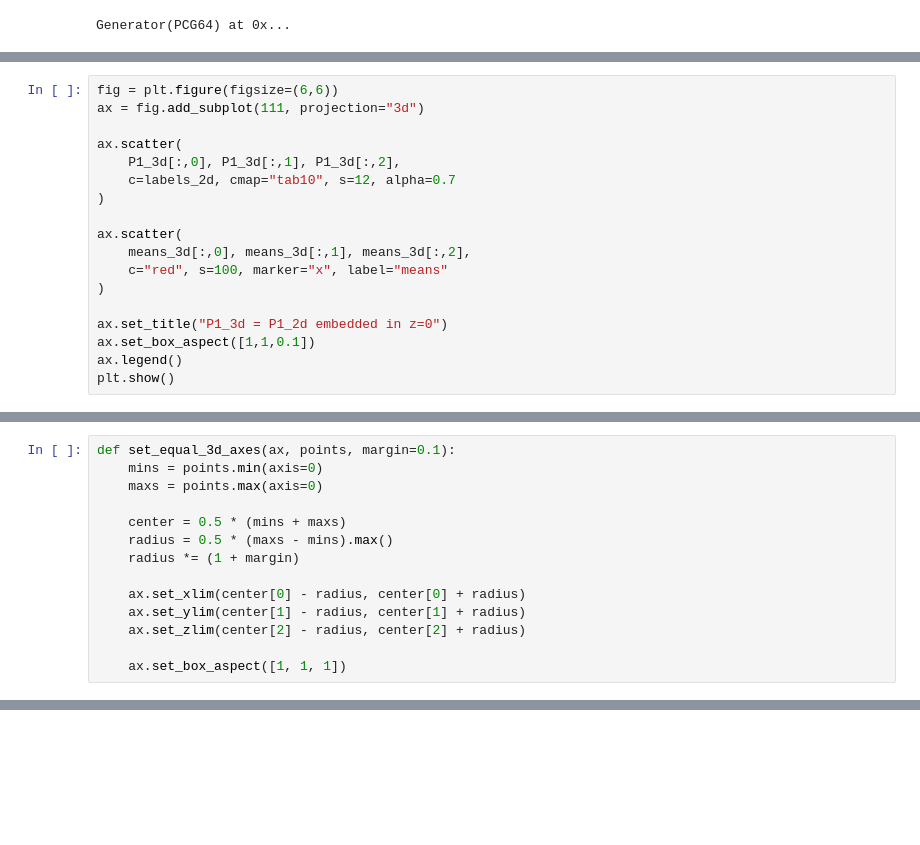
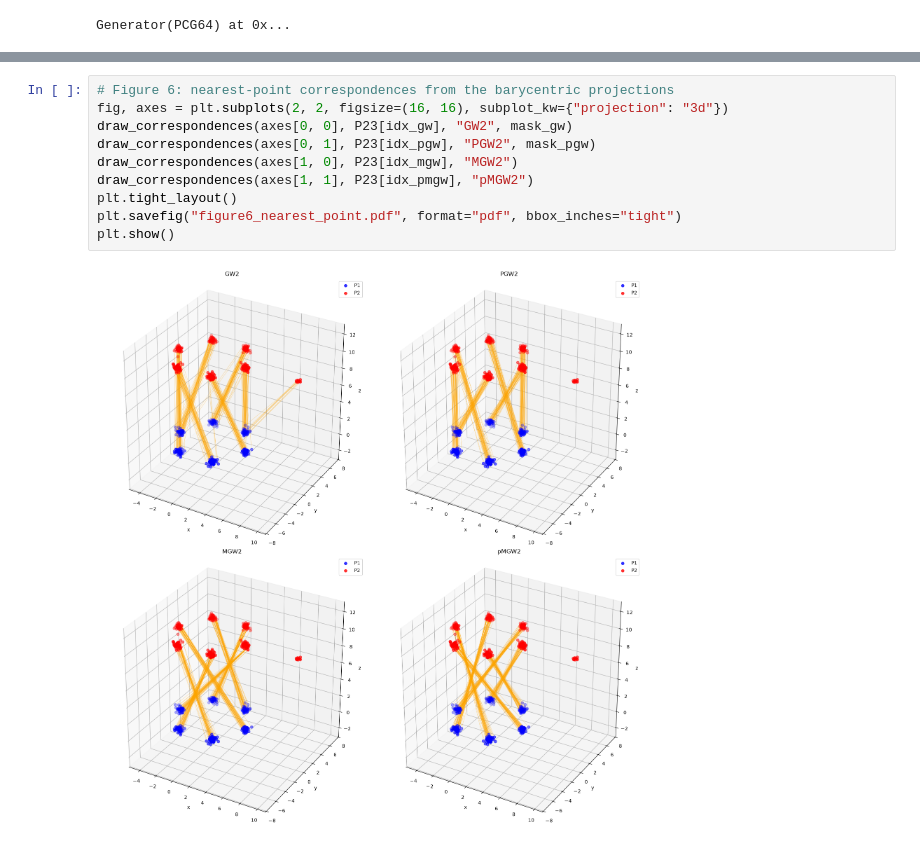
Before and after one commit to yachimura-lab/EPGOT-PMGW, a Jupyter notebook: docs/notebook/PMGW_corrected.ipynb, the cells around one changed output, grey strips where cells are left out. Cells and saved outputs as stored; diff of their text form; blank space fills up the shorter version.

```diff
--- a/docs/notebook/PMGW_corrected.ipynb
+++ b/docs/notebook/PMGW_corrected.ipynb
@@ -156,18 +29,0 @@ means_3d = np.hstack([
-# %%
-fig = plt.figure(figsize=(6,6))
-ax = fig.add_subplot(111, projection="3d")
-
-ax.scatter(
-    P1_3d[:,0], P1_3d[:,1], P1_3d[:,2],
-    c=labels_2d, cmap="tab10", s=12, alpha=0.7
-)
-
-ax.scatter(
-    means_3d[:,0], means_3d[:,1], means_3d[:,2],
-    c="red", s=100, marker="x", label="means"
-)
-
-ax.set_title("P1_3d = P1_2d embedded in z=0")
-ax.set_box_aspect([1,1,0.1])
-ax.legend()
-plt.show()
@@ -202,14 +29,0 @@ P23 = 2*np.vstack([P2, P3]) + (0,0,5)
-# %%
-def set_equal_3d_axes(ax, points, margin=0.1):
-    mins = points.min(axis=0)
-    maxs = points.max(axis=0)
-
-    center = 0.5 * (mins + maxs)
-    radius = 0.5 * (maxs - mins).max()
-    radius *= (1 + margin)
-
-    ax.set_xlim(center[0] - radius, center[0] + radius)
-    ax.set_ylim(center[1] - radius, center[1] + radius)
-    ax.set_zlim(center[2] - radius, center[2] + radius)
-
-    ax.set_box_aspect([1, 1, 1])
@@ -608,0 +233,12 @@ The PostScript backend does not support transparency; partially transparent arti
+# %%
+# Figure 6: nearest-point correspondences from the barycentric projections
+fig, axes = plt.subplots(2, 2, figsize=(16, 16), subplot_kw={"projection": "3d"})
+draw_correspondences(axes[0, 0], P23[idx_gw], "GW2", mask_gw)
+draw_correspondences(axes[0, 1], P23[idx_pgw], "PGW2", mask_pgw)
+draw_correspondences(axes[1, 0], P23[idx_mgw], "MGW2")
+draw_correspondences(axes[1, 1], P23[idx_pmgw], "pMGW2")
+plt.tight_layout()
+plt.savefig("figure6_nearest_point.pdf", format="pdf", bbox_inches="tight")
+plt.show()
+# %% [output]
+[figure, added]
```
Also changed, not shown: parts of 17 cells of this notebook, 5 other files.
